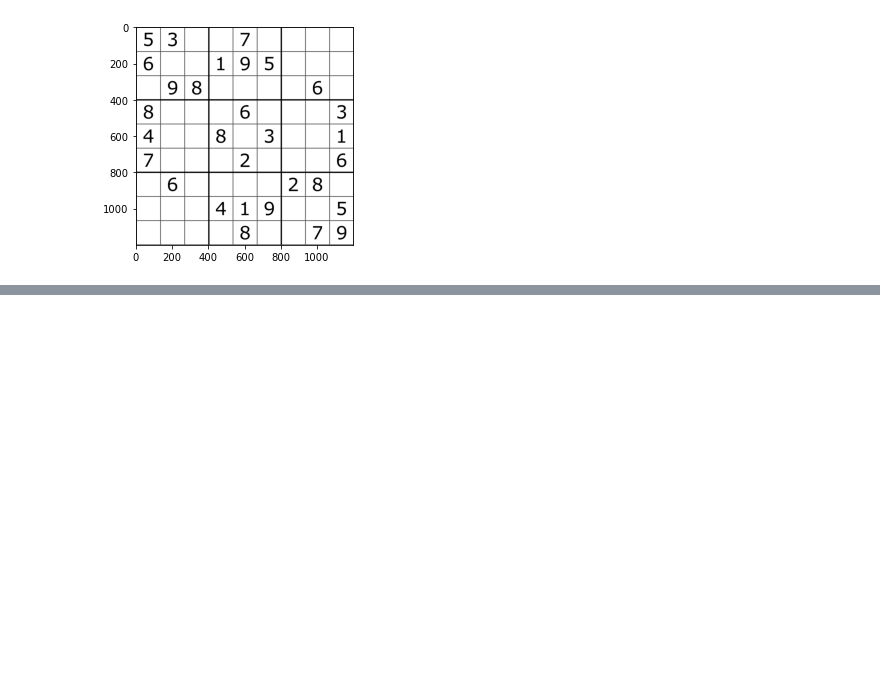
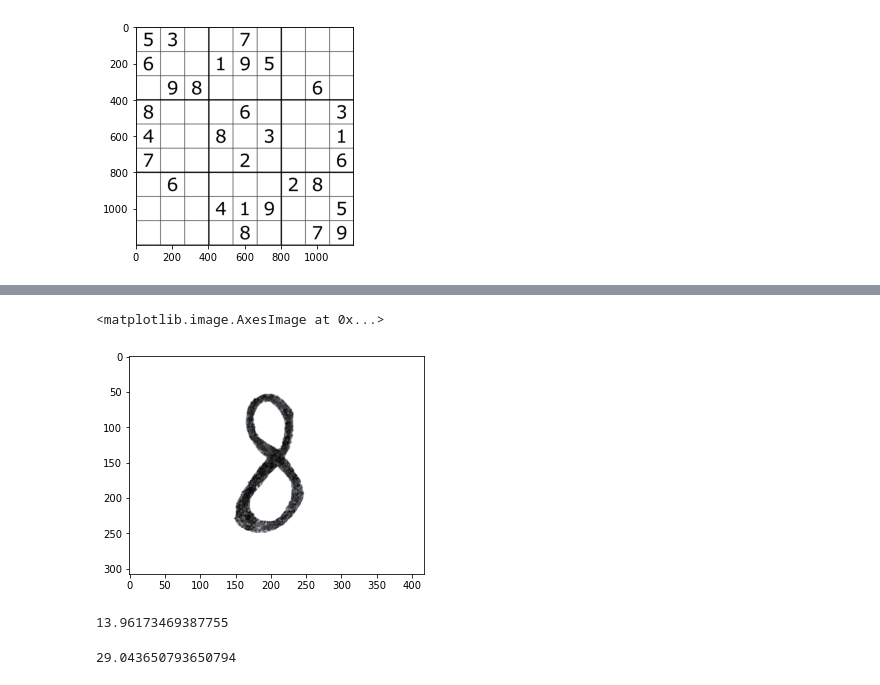
Before and after one commit to antoniogarciagiron/Sudoku-solver, a Jupyter notebook: Untitled.ipynb, the cells around one changed output, grey strips where cells are left out. Cells and saved outputs as stored; diff of their text form; code cells hidden in the pictures; blank space fills up the shorter version.

Commit message:
Cambio de contraste de imágenes, mejora la detección de números

```diff
--- a/Untitled.ipynb
+++ b/Untitled.ipynb
@@ -52,0 +73,9 @@ plt.imshow(lista[0])
+# %%
+image = cv2.imread('8big2.png')
+alpha = 1.5 # Contrast control (1.0-3.0)
+beta = 0 # Brightness control (0-100)
+adjusted = cv2.convertScaleAbs(image, alpha=alpha, beta=beta)
+plt.imshow(adjusted)
+# %% [output]
+<matplotlib.image.AxesImage at 0x...>
+[figure, added]
@@ -52,0 +88,15 @@ plt.imshow(lista[0])
+# %%
+image = cv2.imread('8big2.png')
+contrastado = change_contrast(image)
+cortado = crop_and_reshape_numbers (contrastado)
+scale = isthereanumberornot(cortado)
+scale
+# %% [output]
+13.96173469387755
+# %%
+contrastado = change_contrast(lista[1])
+cortado = crop_and_reshape_numbers (contrastado)
+scale = isthereanumberornot(cortado)
+scale
+# %% [output]
+29.043650793650794
```
Also changed, not shown: parts of 7 cells of this notebook, 1 other file.
